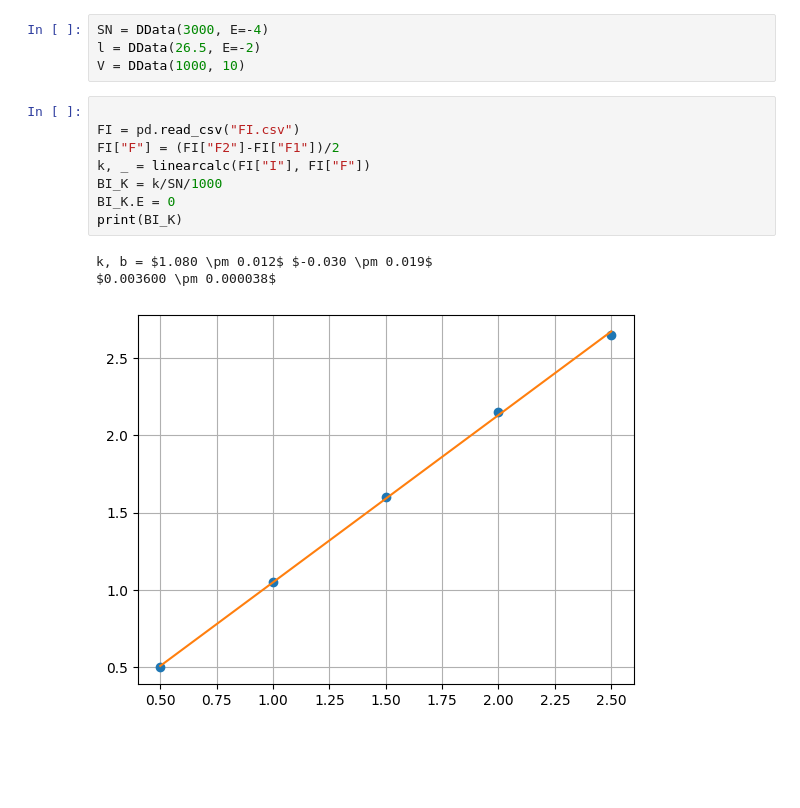
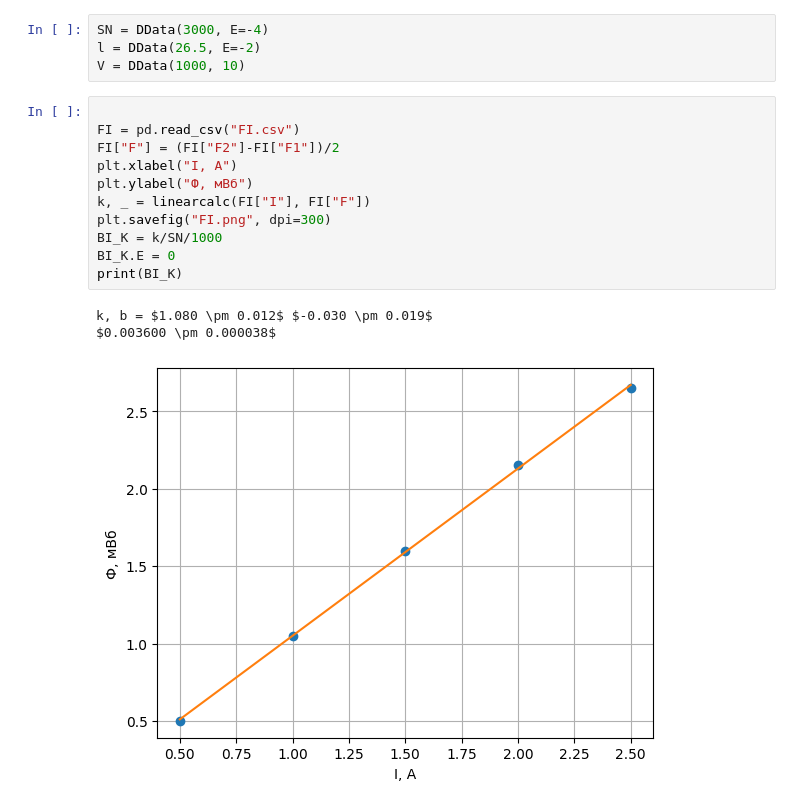
Before and after one commit to RedBrean/term2, a Jupyter notebook: term3/labs/331a/331a.ipynb, the cells around one changed output. Drawn from its saved outputs; the diff is of its cells as text; blank space fills up the shorter version.

```diff
--- a/term3/labs/331a/331a.ipynb
+++ b/term3/labs/331a/331a.ipynb
@@ -305,15 +305,18 @@ V = DData(1000, 10)
 # %%
 
 FI = pd.read_csv("FI.csv")
 FI["F"] = (FI["F2"]-FI["F1"])/2
+plt.xlabel("I, A")
+plt.ylabel("Ф, мВб")
 k, _ = linearcalc(FI["I"], FI["F"])
+plt.savefig("FI.png", dpi=300)
 BI_K = k/SN/1000
 BI_K.E = 0
 print(BI_K)
 # %% [output]
 k, b = $1.080 \pm 0.012$ $-0.030 \pm 0.019$
 $0.003600 \pm 0.000038$
-[figure, old version]
+[figure, new version]
 # %%
 nF_raw = pd.read_csv("nI.csv")
 nF=pd.DataFrame()
```
Also changed, not shown: parts of 4 cells of this notebook, 17 other files.
